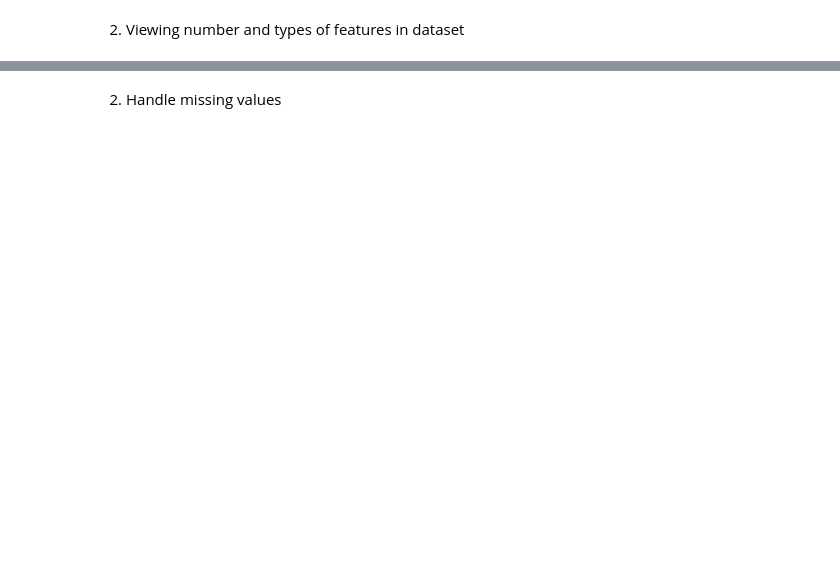
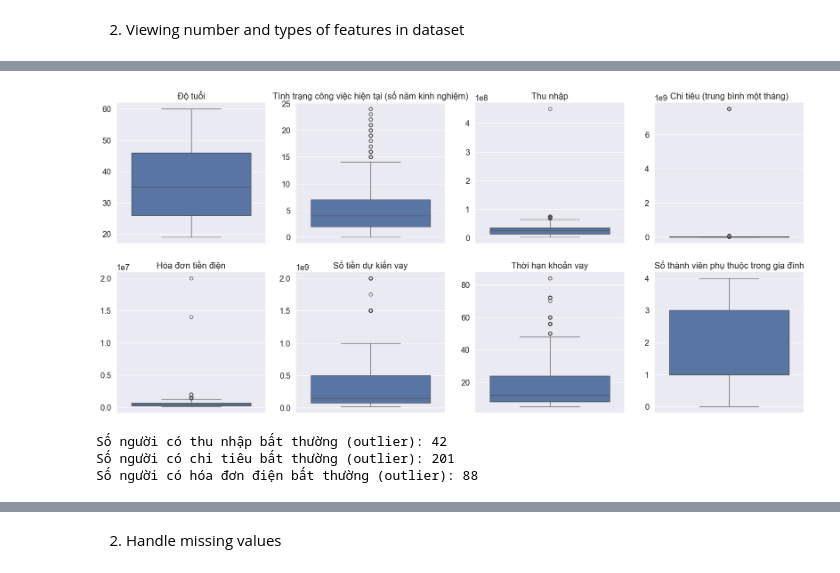
Before and after one commit to ThuHen/Loan_Prediction, a Jupyter notebook: test-checkpoint-checkpoint.ipynb, the cells around one changed output, grey strips where cells are left out. Drawn from its saved outputs; the diff is of its cells as text; code cells hidden in the pictures; blank space fills up the shorter version.

```diff
--- a/test-checkpoint-checkpoint.ipynb
+++ b/test-checkpoint-checkpoint.ipynb
@@ -22,0 +49,5 @@ data_1 = data_0.drop(columns=['ID khách hàng'])
+# %%
+# Số biến có dữ liệu dạng số
+numerical_features = ['Độ tuổi', 'Tình trạng công việc hiện tại (số năm kinh nghiệm)', 'Thu nhập', 'Chi tiêu (trung bình một tháng)',
+                        'Hóa đơn tiền điện', 'Số tiền dự kiến vay', 'Thời hạn khoản vay', 'Số thành viên phụ thuộc trong gia đình']
+print('Number of numerical features: ', len(numerical_features))
@@ -22,0 +113,32 @@ data_1 = data_0.drop(columns=['ID khách hàng'])
+# %%
+# Outliers
+plt.figure(figsize=(22,10))
+for i in enumerate(numerical_features):
+    plt.subplot(2,4,i[0]+1)
+    sns.boxplot(y=data_1[i[1]])
+    plt.title(i[1])
+    plt.ylabel("")
+# %% [output]
+[figure, added]
+# %%
+def count_outliers_iqr(data, column):
+    Q1 = data[column].quantile(0.25)
+    Q3 = data[column].quantile(0.75)
+    IQR = Q3 - Q1
+    lower_bound = Q1 - 1.5 * IQR
+    upper_bound = Q3 + 1.5 * IQR
+
+    # Đếm số lượng outlier
+    num_outliers = data[(data[column] < lower_bound) | (data[column] > upper_bound)].shape[0]
+    return num_outliers
+outliers_income = count_outliers_iqr(data_1, 'Thu nhập')
+outliers_expense = count_outliers_iqr(data_1, 'Chi tiêu (trung bình một tháng)')
+outliers_hoadondien = count_outliers_iqr(data_1, 'Hóa đơn tiền điện')
+
+print(f"Số người có thu nhập bất thường (outlier): {outliers_income}")
+print(f"Số người có chi tiêu bất thường (outlier): {outliers_expense}")
+print(f"Số người có hóa đơn điện bất thường (outlier): {outliers_hoadondien}")
+# %% [output]
+Số người có thu nhập bất thường (outlier): 42
+Số người có chi tiêu bất thường (outlier): 201
+Số người có hóa đơn điện bất thường (outlier): 88
```
Also changed, not shown: parts of 81 cells of this notebook, 4 other files.
